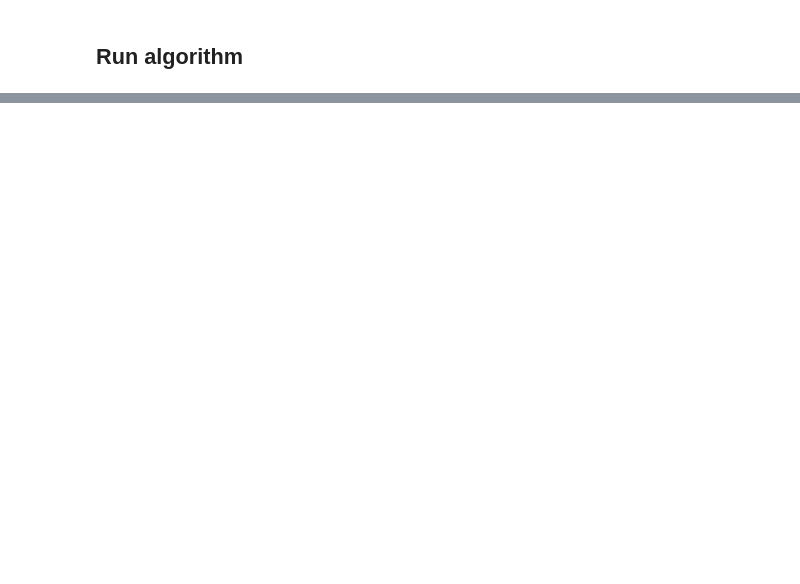
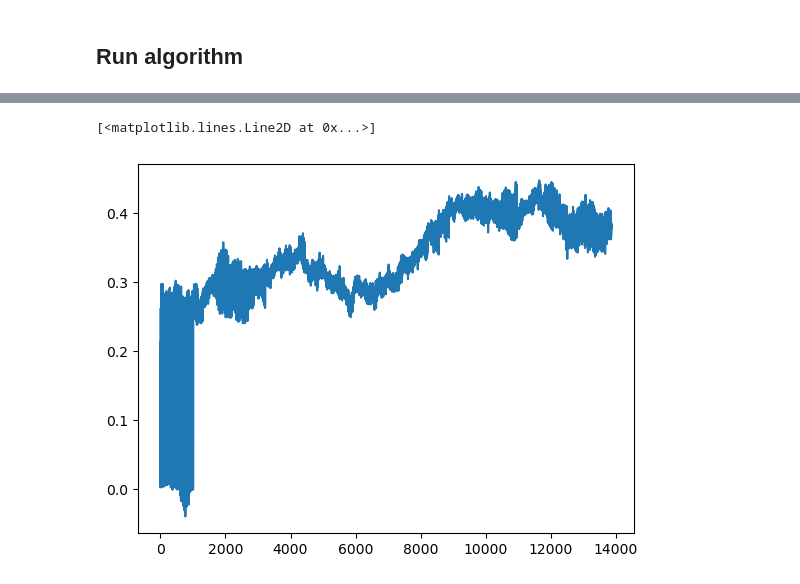
Before and after one commit to Daafip/eWaterCycle-DA, a Jupyter notebook: docs/example_HBV_model.ipynb, the cells around one changed output, grey strips where cells are left out. Cells and saved outputs as stored; diff of their text form; code cells hidden in the pictures; blank space fills up the shorter version.

```diff
--- a/docs/example_HBV_model.ipynb
+++ b/docs/example_HBV_model.ipynb
@@ -536,0 +187,2 @@ if save:
+# %%
+state_vector_over_time = np.vstack(lst_state_vector)
@@ -536,0 +195,5 @@ if save:
+# %%
+plt.plot(state_vector_over_time[:,4])
+# %% [output]
+[<matplotlib.lines.Line2D at 0x...>]
+[figure, added]
```
Also changed, not shown: parts of 41 cells of this notebook, 1 other file.
